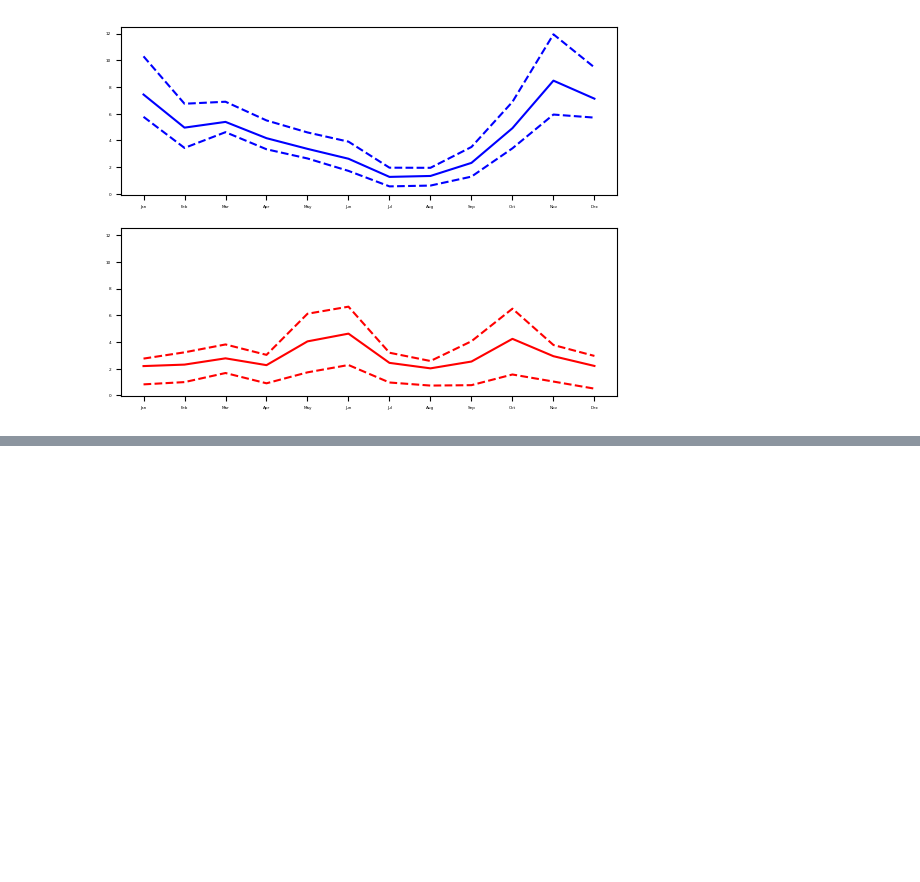
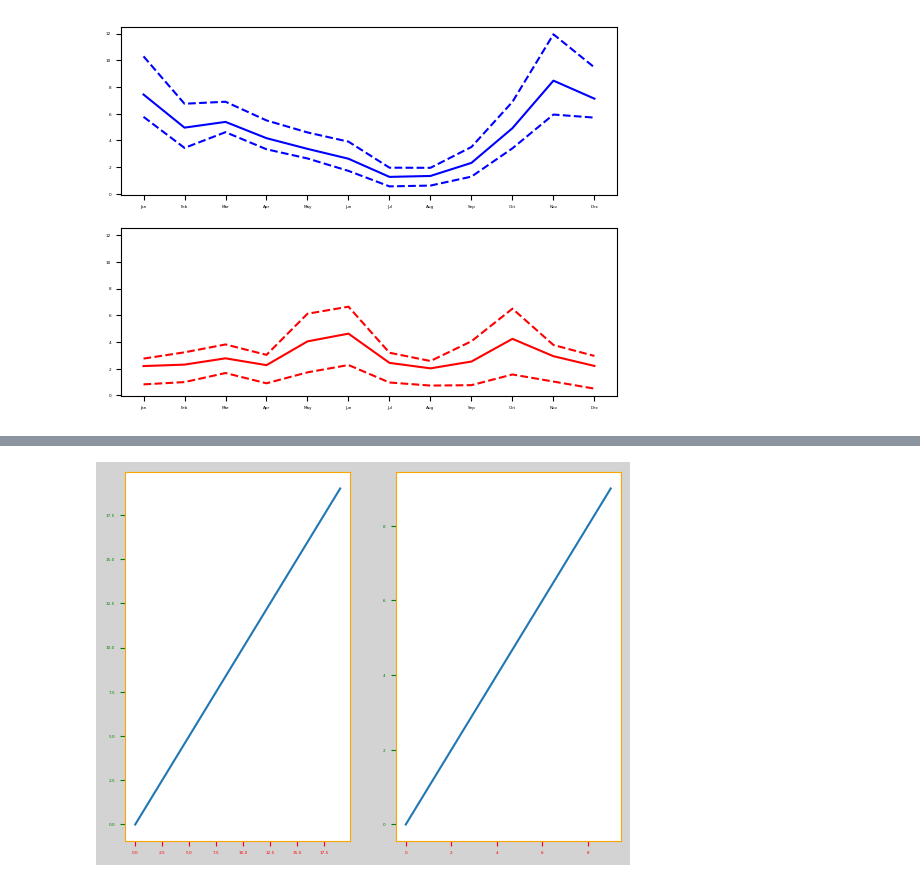
Before and after one commit to andreagolfari/matplotlib_notes, a Jupyter notebook: 00_intro.ipynb, the cells around one changed output, grey strips where cells are left out. Saved outputs shown, nothing was run; the diff lists cells and outputs as text; code cells hidden in the pictures; blank space fills up the shorter version.

Commit message:
Options for axis and rc_context

```diff
--- a/00_intro.ipynb
+++ b/00_intro.ipynb
@@ -179,0 +221,13 @@ plt.show()
+# %%
+with plt.rc_context(
+    {'axes.edgecolor':'orange',
+    'xtick.color':'red',
+    'ytick.color':'green',
+    'figure.facecolor':'lightgray'}
+    ):
+    # Temporary rc parameters in effect
+    fig, (ax1, ax2) = plt.subplots(1,2)
+    ax1.plot(range(20))
+    ax2.plot(range(10))
+# %% [output]
+[figure, added]
```
Also changed, not shown: parts of 3 cells of this notebook.
